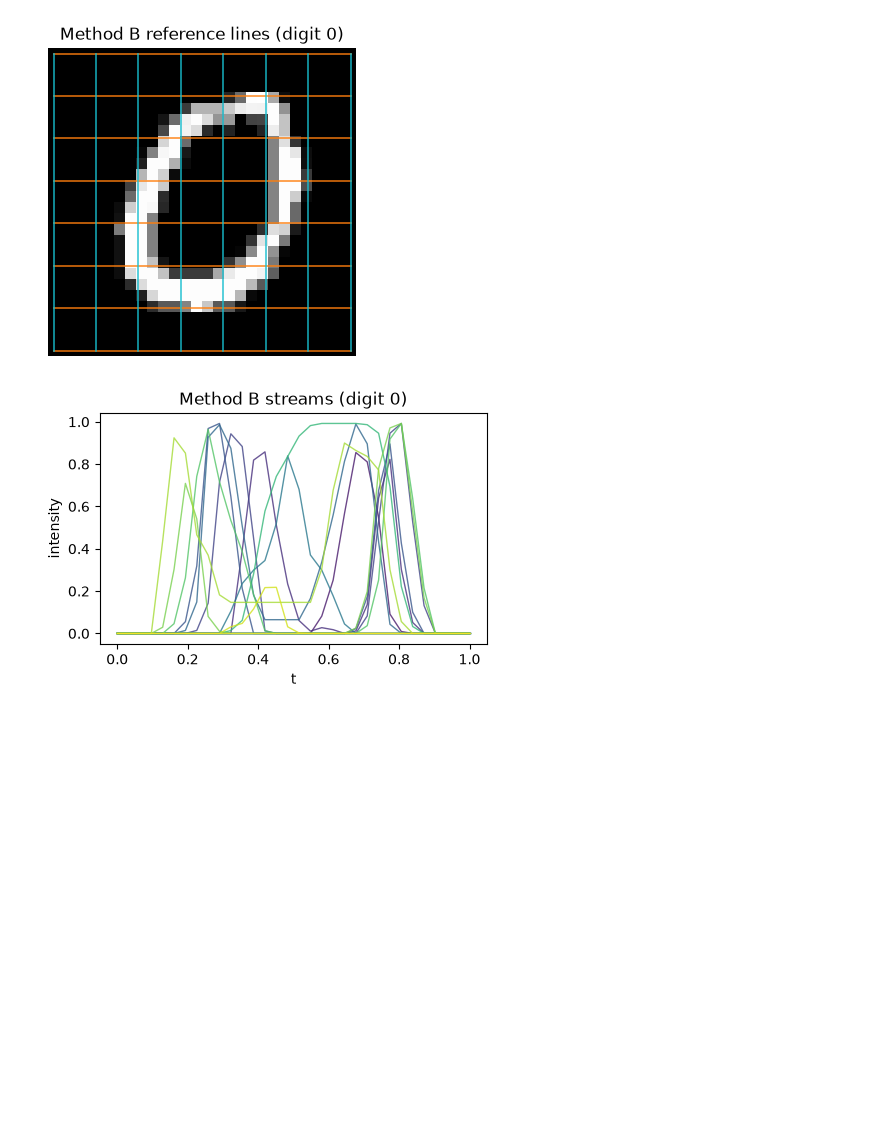
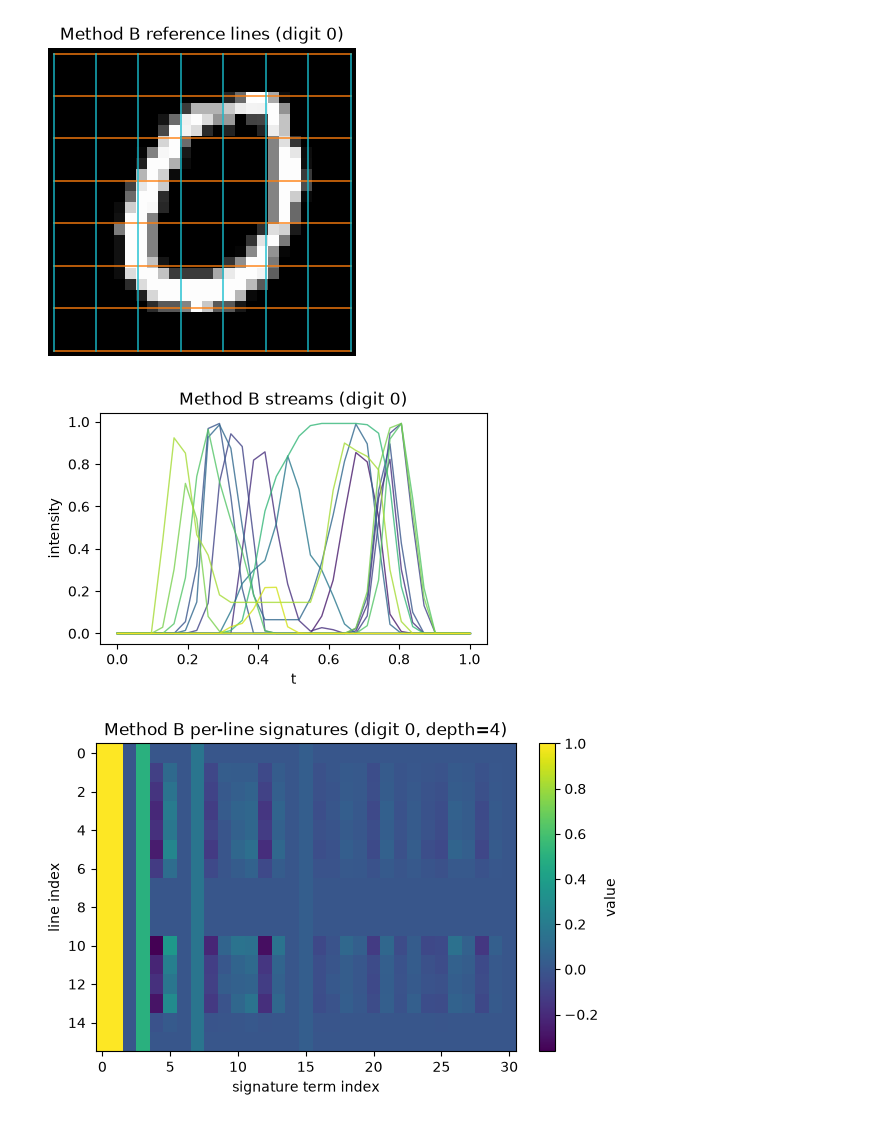
Before and after one commit to Kilobyte947/Datasig, a Jupyter notebook: signature_distance/notebook_method_b.ipynb, the cells around one changed output. Drawn from its saved outputs; the diff is of its cells as text; code cells hidden in the pictures; blank space fills up the shorter version.

```diff
--- a/signature_distance/notebook_method_b.ipynb
+++ b/signature_distance/notebook_method_b.ipynb
@@ -66,9 +73,11 @@ bump partway along `t`; lines missing the stroke entirely should stay near zero.
 # %%
 display(result['figures']['digit0_overlay'])
 display(result['figures']['digit0_stream'])
+display(result['figures']['digit0_signature'])
 # %% [output]
 [figure]
 [figure]
+[figure, added]
 # %%
 display(result['figures']['digit1_overlay'])
 display(result['figures']['digit1_stream'])
```
Also changed, not shown: parts of 8 cells of this notebook, 8 other files.
